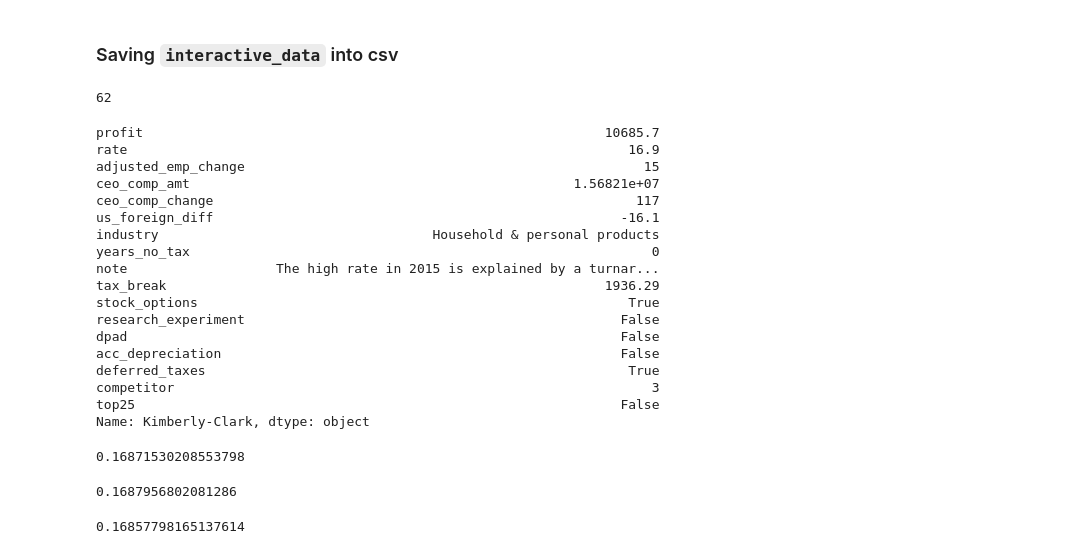
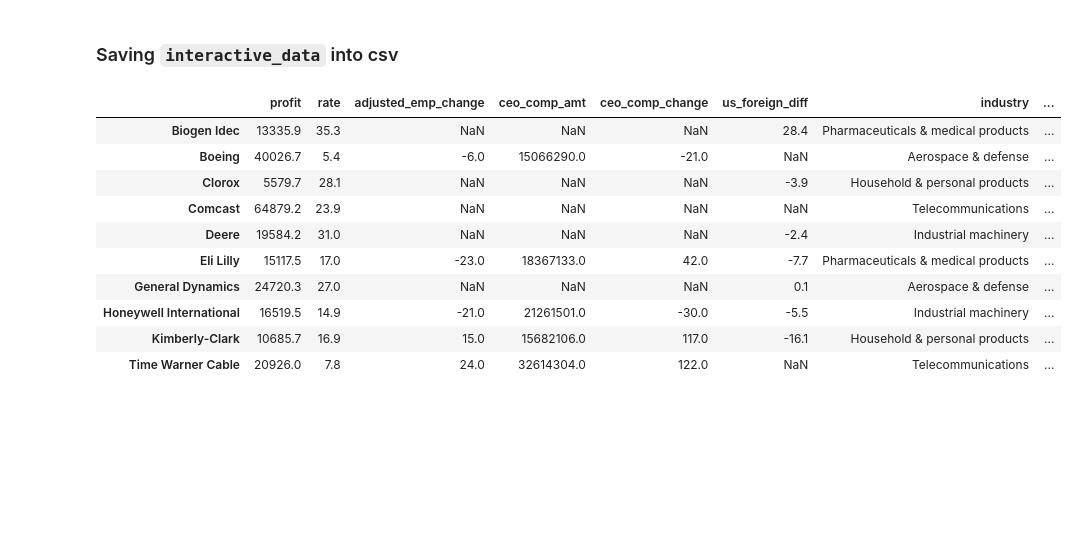
Before and after one commit to TheBatmanofButler/the-perfect-number, a Jupyter notebook: notebooks/Prototyping_Data.ipynb, the cells around one changed output. Saved outputs shown, nothing was run; the diff lists cells and outputs as text; code cells hidden in the pictures; blank space fills up the shorter version.

```diff
--- a/notebooks/Prototyping_Data.ipynb
+++ b/notebooks/Prototyping_Data.ipynb
@@ -394,7 +394,7 @@ Name: deferred_taxes, dtype: int64
 # %% [markdown]
 ### Creating `competitor` column
 # %%
-interactive_data['competitor'] = np.nan
+interactive_data['competitor'] = 0
 
 competitors = {
     'Honeywell International': 1,
@@ -429,0 +423,7 @@ interactive_data.[interactive_data[ceo_c]]
+# %%
+interactive_data['top3_emp_changes'] = 0
+rank = 1
+
+for company in interactive_data.sort_values('adjusted_emp_change', ascending=False)[:3].index:
+    interactive_data.set_value(company, 'top3_emp_changes', rank)
+    rank += 1
@@ -430,41 +432,26 @@ interactive_data.[interactive_data[ceo_c]]
+# %%
+interactive_data['lost_employees'] = False
+
+for company in interactive_data.index:
+    if interactive_data.loc[company]['adjusted_emp_change'] < 0:
+        interactive_data.set_value(company, 'lost_employees', True)
+    else:
+        interactive_data.set_value(company, 'lost_employees', False)
 # %% [markdown]
 ### Saving `interactive_data` into csv
 # %%
 interactive_data.to_csv('../csv/dv_data/interactive_data.csv', index_label='company_name')
-# %%
-len(interactive_data[interactive_data['acc_depreciation'] == True])
-# %% [output]
-62
-# %%
-interactive_data.loc['Kimberly-Clark']
-# %% [output]
-profit                                                           10685.7
-rate                                                                16.9
-adjusted_emp_change                                                   15
-ceo_comp_amt                                                 1.56821e+07
-ceo_comp_change                                                      117
-us_foreign_diff                                                    -16.1
-industry                                   Household & personal products
-years_no_tax                                                           0
-note                   The high rate in 2015 is explained by a turnar...
-tax_break                                                        1936.29
-stock_options                                                       True
-research_experiment                                                False
-dpad                                                               False
-acc_depreciation                                                   False
-deferred_taxes                                                      True
-competitor                                                             3
-top25                                                              False
-Name: Kimberly-Clark, dtype: object
-# %%
-master_table.loc['Praxair']['Tax ($mil Eight Year Total)']/master_table.loc['Praxair']['Profit ($mil Eight Year Total)']
-# %% [output]
-0.16871530208553798
-# %%
-master_table.loc['Kimberly-Clark']['Tax ($mil Eight Year Total)']/master_table.loc['Kimberly-Clark']['Profit ($mil Eight Year Total)']
-# %% [output]
-0.1687956802081286
-# %%
-master_table.loc['Wesco International']['Tax ($mil Eight Year Total)']/master_table.loc['Wesco International']['Profit ($mil Eight Year Total)']
-# %% [output]
-0.16857798165137614
+# %%
+interactive_data[interactive_data['competitor'] > 0]
+# %% [output]
+|  | profit | rate | adjusted_emp_change | ceo_comp_amt | ceo_comp_change | us_foreign_diff | industry | ... |
+| Biogen Idec | 13335.9 | 35.3 | NaN | NaN | NaN | 28.4 | Pharmaceuticals & medical products | ... |
+| Boeing | 40026.7 | 5.4 | -6.0 | 15066290.0 | -21.0 | NaN | Aerospace & defense | ... |
+| Clorox | 5579.7 | 28.1 | NaN | NaN | NaN | -3.9 | Household & personal products | ... |
+| Comcast | 64879.2 | 23.9 | NaN | NaN | NaN | NaN | Telecommunications | ... |
+| Deere | 19584.2 | 31.0 | NaN | NaN | NaN | -2.4 | Industrial machinery | ... |
+| Eli Lilly | 15117.5 | 17.0 | -23.0 | 18367133.0 | 42.0 | -7.7 | Pharmaceuticals & medical products | ... |
+| General Dynamics | 24720.3 | 27.0 | NaN | NaN | NaN | 0.1 | Aerospace & defense | ... |
+| Honeywell International | 16519.5 | 14.9 | -21.0 | 21261501.0 | -30.0 | -5.5 | Industrial machinery | ... |
+| Kimberly-Clark | 10685.7 | 16.9 | 15.0 | 15682106.0 | 117.0 | -16.1 | Household & personal products | ... |
+| Time Warner Cable | 20926.0 | 7.8 | 24.0 | 32614304.0 | 122.0 | NaN | Telecommunications | ... |
```
Also changed, not shown: parts of 3 cells of this notebook, 4 other files.
